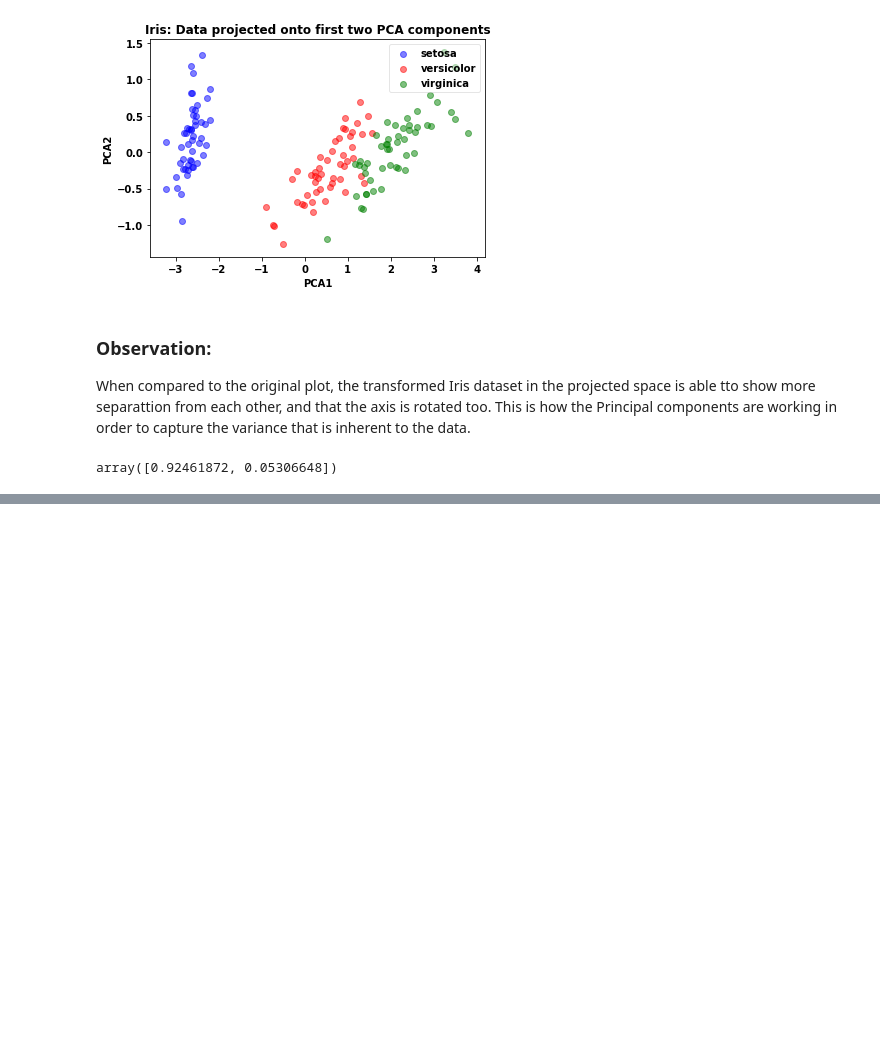
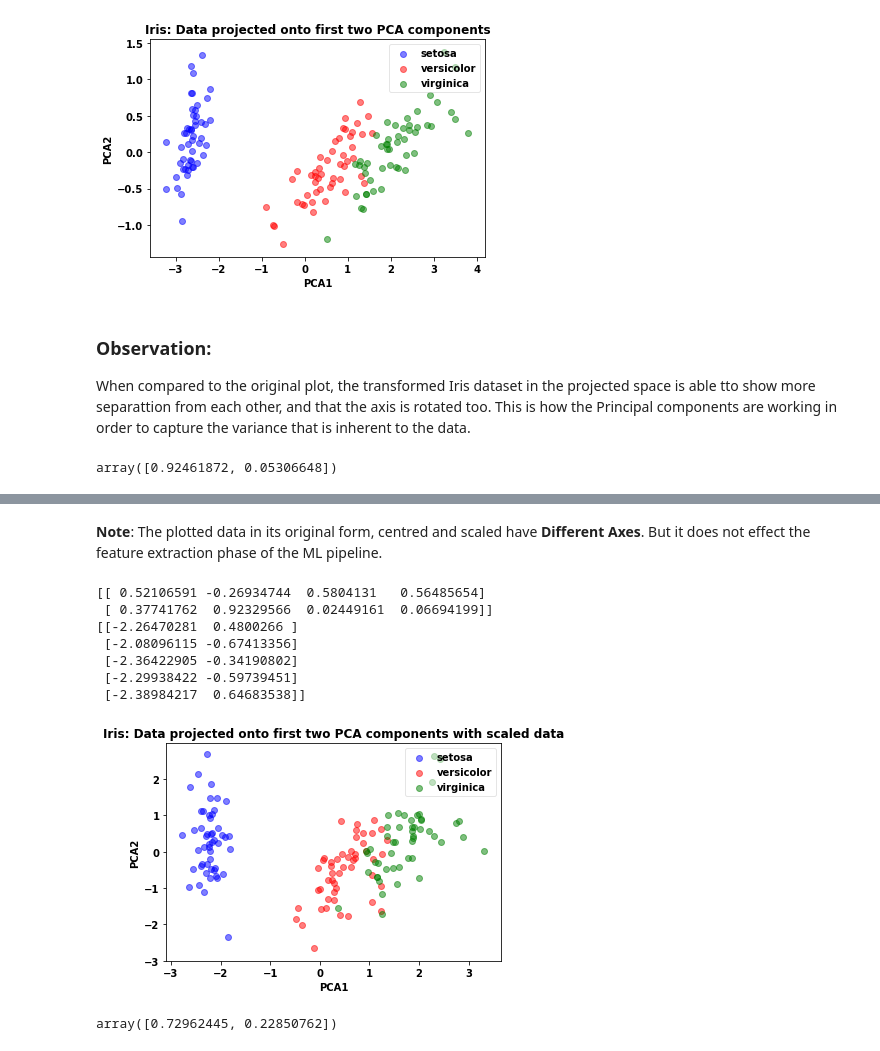
Before and after one commit to ylee9107/FeatureEngineering_myLearning, a Jupyter notebook: 4 - Feature Transformation/Feature Transformation.ipynb, the cells around one changed output, grey strips where cells are left out. Cells and saved outputs as stored; diff of their text form; code cells hidden in the pictures; blank space fills up the shorter version.

```diff
--- a/4 - Feature Transformation/Feature Transformation.ipynb
+++ b/4 - Feature Transformation/Feature Transformation.ipynb
@@ -351,0 +469,28 @@ To do this:
+# %% [markdown]
+__Note__: The plotted data in its original form, centred and scaled have __Different Axes__. But it does not effect the feature extraction phase of the ML pipeline.
+# %%
+# Fit the PCA to the centred data: 2 principal components from earlier
+pca.fit(X_iris_scaled)
+
+# Inspect the specified 2-Components:
+print(pca.components_)
+
+# Transform the data onto the PCA space:
+print(pca.transform(X_iris_scaled)[:5, ])
+
+# Plot
+plot_iris(pca.transform(X_iris_scaled), y_iris, "Iris: Data projected onto first two PCA components with scaled data", "PCA1", "PCA2")
+# %% [output]
+[[ 0.52106591 -0.26934744  0.5804131   0.56485654]
+ [ 0.37741762  0.92329566  0.02449161  0.06694199]]
+[[-2.26470281  0.4800266 ]
+ [-2.08096115 -0.67413356]
+ [-2.36422905 -0.34190802]
+ [-2.29938422 -0.59739451]
+ [-2.38984217  0.64683538]]
+[figure, added]
+# %%
+# Compute the percentage of variance in data explained by each component:
+pca.explained_variance_ratio_
+# %% [output]
+array([0.72962445, 0.22850762])
```
Also changed, not shown: parts of 18 cells of this notebook.
